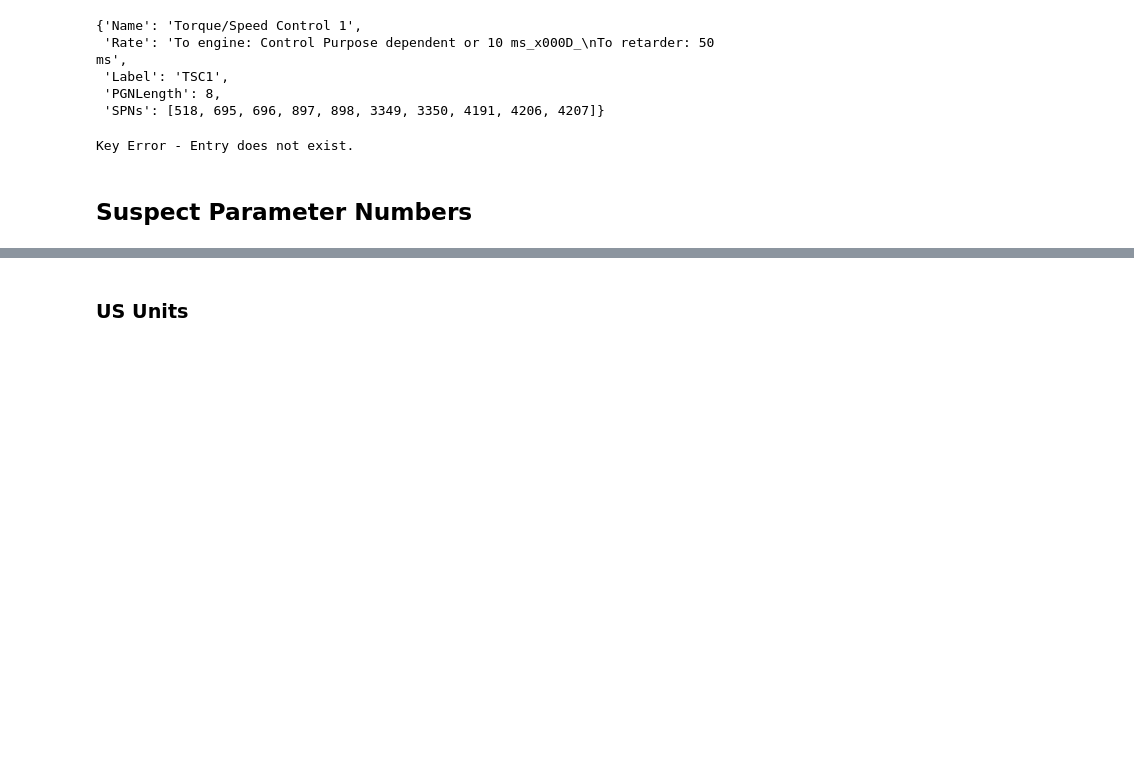
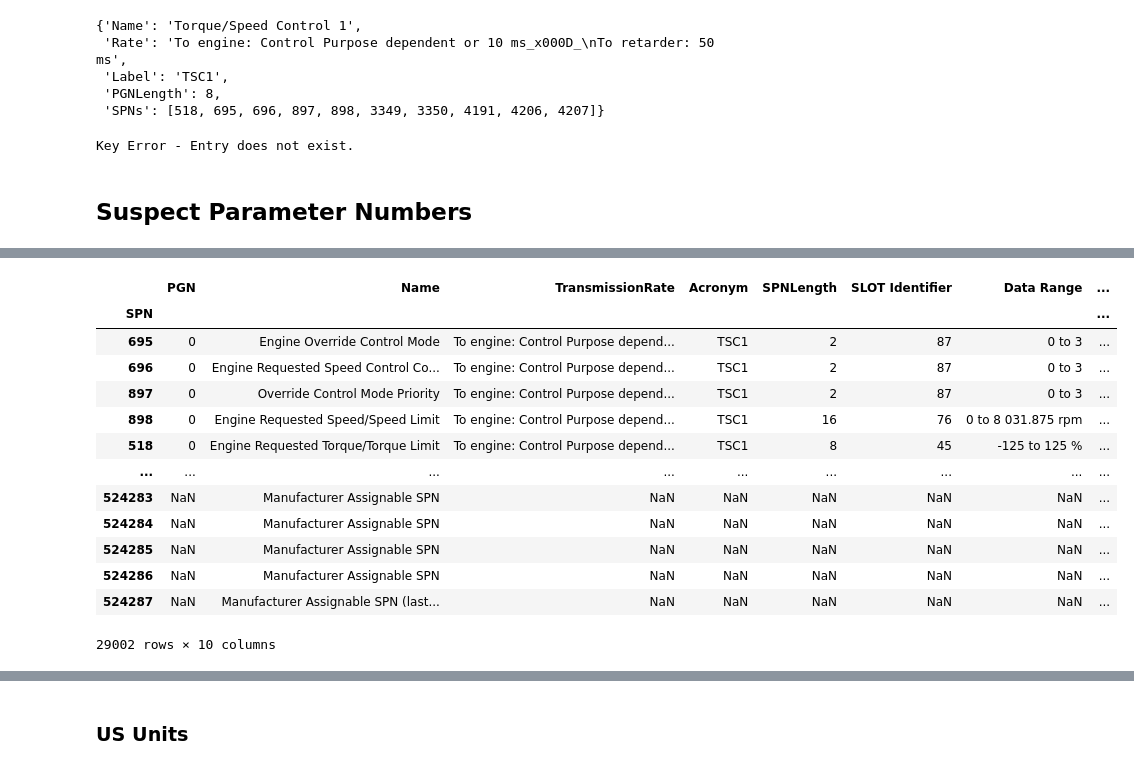
Before and after one commit to SystemsCyber/J1939DB, a Jupyter notebook: J1939 Digital Annex to JSON.ipynb, the cells around one changed output, grey strips where cells are left out. Cells and saved outputs as stored; diff of their text form; code cells hidden in the pictures; blank space fills up the shorter version.

```diff
--- a/J1939 Digital Annex to JSON.ipynb
+++ b/J1939 Digital Annex to JSON.ipynb
@@ -256,3 +283,34 @@ reduced_spns
+# %%
+def get_bit_loc(position):
+    bite_bit = position.split(".")
+    try:
+        bite = int(bite_bit[0])
+        bit  = int(bite_bit[1])
+        return int((bite-1)*8 + (bit-1))
+    except ValueError:
+        return -1
+
+reduced_spns['StartBit'] = reduced_spns.apply(
+    lambda x: get_bit_loc(str(x[['SP Start Bit']].values[0])),
+    axis = 1)
+
+reduced_spns['StartBit'] = reduced_spns['StartBit'].astype(int)
+reduced_spns
+# %% [output]
+|  | PGN | Name | TransmissionRate | Acronym | SPNLength | SLOT Identifier | Data Range | ... |
+| SPN |  |  |  |  |  |  |  | ... |
+| 695 | 0 | Engine Override Control Mode | To engine: Control Purpose depend... | TSC1 | 2 | 87 | 0 to 3 | ... |
+| 696 | 0 | Engine Requested Speed Control Co... | To engine: Control Purpose depend... | TSC1 | 2 | 87 | 0 to 3 | ... |
+| 897 | 0 | Override Control Mode Priority | To engine: Control Purpose depend... | TSC1 | 2 | 87 | 0 to 3 | ... |
+| 898 | 0 | Engine Requested Speed/Speed Limit | To engine: Control Purpose depend... | TSC1 | 16 | 76 | 0 to 8 031.875 rpm | ... |
+| 518 | 0 | Engine Requested Torque/Torque Limit | To engine: Control Purpose depend... | TSC1 | 8 | 45 | -125 to 125 % | ... |
+| ... | ... | ... | ... | ... | ... | ... | ... | ... |
+| 524283 | NaN | Manufacturer Assignable SPN | NaN | NaN | NaN | NaN | NaN | ... |
+| 524284 | NaN | Manufacturer Assignable SPN | NaN | NaN | NaN | NaN | NaN | ... |
+| 524285 | NaN | Manufacturer Assignable SPN | NaN | NaN | NaN | NaN | NaN | ... |
+| 524286 | NaN | Manufacturer Assignable SPN | NaN | NaN | NaN | NaN | NaN | ... |
+| 524287 | NaN | Manufacturer Assignable SPN (last... | NaN | NaN | NaN | NaN | NaN | ... |
+29002 rows × 10 columns
 # %%
 spn_dict = reduced_spns.to_dict(orient='index')
 spn_dict
```
Also changed, not shown: parts of 35 cells of this notebook, 1 other file.
